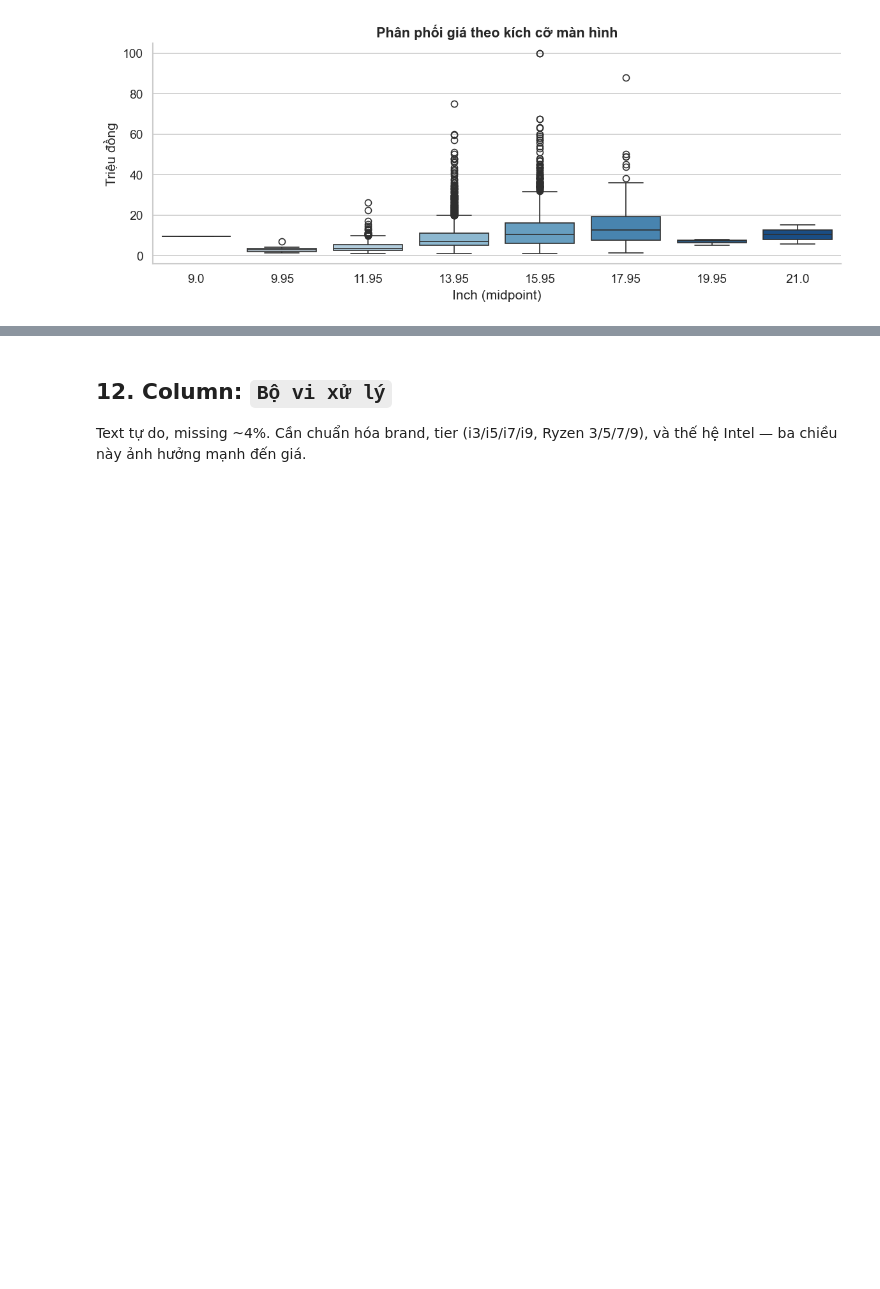
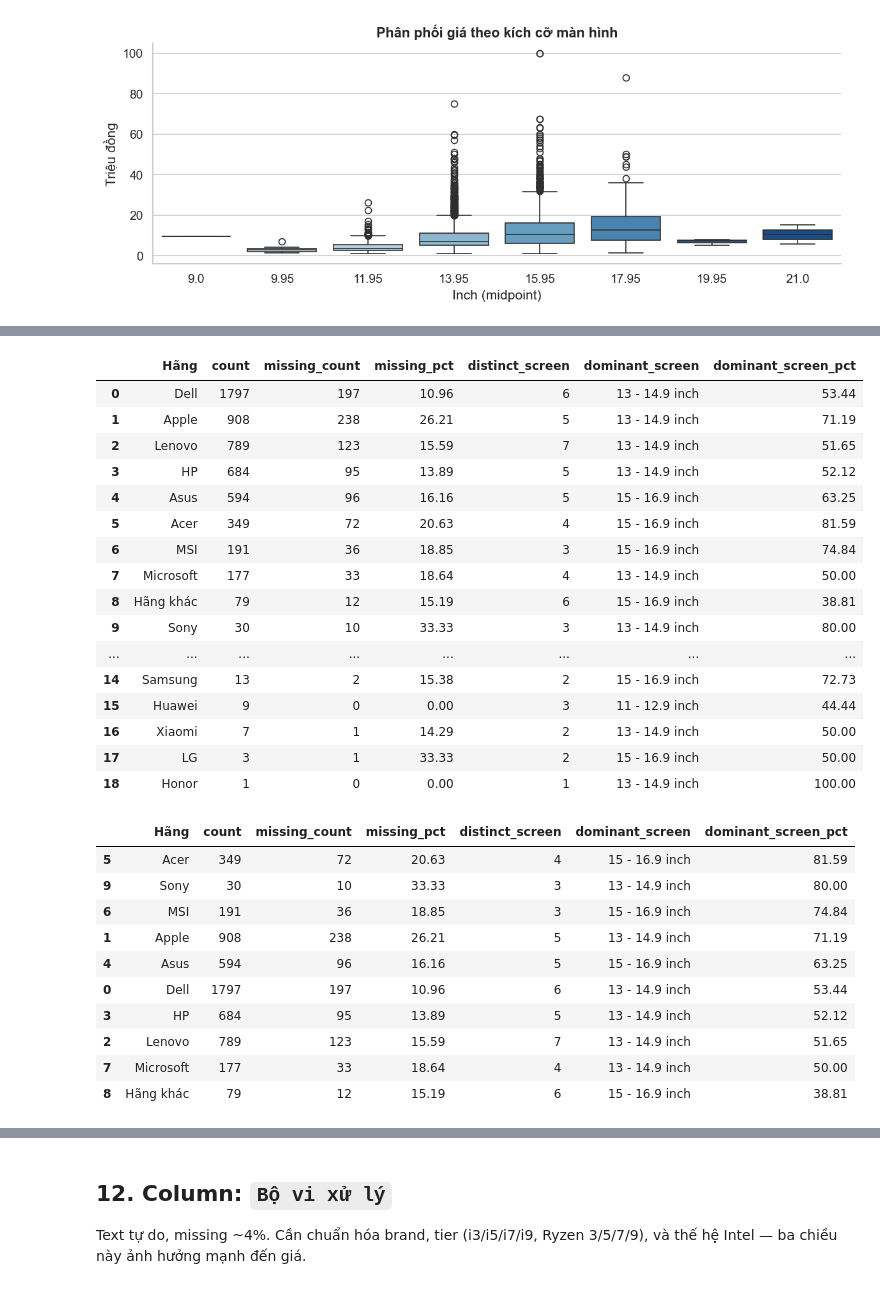
Before and after one commit to thisYui/Laptop-Price-Prediction, a Jupyter notebook: notebooks/data/01a_chotot_inspection.ipynb, the cells around one changed output, grey strips where cells are left out. Cells and saved outputs as stored; diff of their text form; code cells hidden in the pictures; blank space fills up the shorter version.

```diff
--- a/notebooks/data/01a_chotot_inspection.ipynb
+++ b/notebooks/data/01a_chotot_inspection.ipynb
@@ -2933,0 +3148,68 @@ df.drop(columns='screen_mid', inplace=True, errors='ignore')
+# %%
+# ── Dominant screen size theo Hãng: hỗ trợ imputation ─────────────────────────
+
+def mode_or_nan(s):
+    s = s.dropna()
+    if s.empty:
+        return np.nan
+    return s.mode().iloc[0]
+
+
+def dominant_pct(s):
+    s = s.dropna()
+    if s.empty:
+        return np.nan
+    return round(s.value_counts(normalize=True).iloc[0] * 100, 2)
+
+
+brand_screen_summary = (
+    screen_df
+    .groupby("Hãng")
+    .agg(
+        count=("title", "count"),
+        missing_count=("Kích cỡ màn hình", lambda s: s.isna().sum()),
+        missing_pct=("Kích cỡ màn hình", lambda s: round(s.isna().mean() * 100, 2)),
+        distinct_screen=("Kích cỡ màn hình", "nunique"),
+        dominant_screen=("Kích cỡ màn hình", mode_or_nan),
+        dominant_screen_pct=("Kích cỡ màn hình", dominant_pct)
+    )
+    .sort_values(["count", "missing_pct"], ascending=[False, False])
+    .reset_index()
+)
+
+display(brand_screen_summary)
+
+display(
+    brand_screen_summary[
+        brand_screen_summary["count"] >= 30
+    ].sort_values("dominant_screen_pct", ascending=False)
+)
+# %% [output]
+|  | Hãng | count | missing_count | missing_pct | distinct_screen | dominant_screen | dominant_screen_pct |
+| 0 | Dell | 1797 | 197 | 10.96 | 6 | 13 - 14.9 inch | 53.44 |
+| 1 | Apple | 908 | 238 | 26.21 | 5 | 13 - 14.9 inch | 71.19 |
+| 2 | Lenovo | 789 | 123 | 15.59 | 7 | 13 - 14.9 inch | 51.65 |
+| 3 | HP | 684 | 95 | 13.89 | 5 | 13 - 14.9 inch | 52.12 |
+| 4 | Asus | 594 | 96 | 16.16 | 5 | 15 - 16.9 inch | 63.25 |
+| 5 | Acer | 349 | 72 | 20.63 | 4 | 15 - 16.9 inch | 81.59 |
+| 6 | MSI | 191 | 36 | 18.85 | 3 | 15 - 16.9 inch | 74.84 |
+| 7 | Microsoft | 177 | 33 | 18.64 | 4 | 13 - 14.9 inch | 50.00 |
+| 8 | Hãng khác | 79 | 12 | 15.19 | 6 | 15 - 16.9 inch | 38.81 |
+| 9 | Sony | 30 | 10 | 33.33 | 3 | 13 - 14.9 inch | 80.00 |
+| ... | ... | ... | ... | ... | ... | ... | ... |
+| 14 | Samsung | 13 | 2 | 15.38 | 2 | 15 - 16.9 inch | 72.73 |
+| 15 | Huawei | 9 | 0 | 0.00 | 3 | 11 - 12.9 inch | 44.44 |
+| 16 | Xiaomi | 7 | 1 | 14.29 | 2 | 13 - 14.9 inch | 50.00 |
+| 17 | LG | 3 | 1 | 33.33 | 2 | 15 - 16.9 inch | 50.00 |
+| 18 | Honor | 1 | 0 | 0.00 | 1 | 13 - 14.9 inch | 100.00 |
+|  | Hãng | count | missing_count | missing_pct | distinct_screen | dominant_screen | dominant_screen_pct |
+| 5 | Acer | 349 | 72 | 20.63 | 4 | 15 - 16.9 inch | 81.59 |
+| 9 | Sony | 30 | 10 | 33.33 | 3 | 13 - 14.9 inch | 80.00 |
+| 6 | MSI | 191 | 36 | 18.85 | 3 | 15 - 16.9 inch | 74.84 |
+| 1 | Apple | 908 | 238 | 26.21 | 5 | 13 - 14.9 inch | 71.19 |
+| 4 | Asus | 594 | 96 | 16.16 | 5 | 15 - 16.9 inch | 63.25 |
+| 0 | Dell | 1797 | 197 | 10.96 | 6 | 13 - 14.9 inch | 53.44 |
+| 3 | HP | 684 | 95 | 13.89 | 5 | 13 - 14.9 inch | 52.12 |
+| 2 | Lenovo | 789 | 123 | 15.59 | 7 | 13 - 14.9 inch | 51.65 |
+| 7 | Microsoft | 177 | 33 | 18.64 | 4 | 13 - 14.9 inch | 50.00 |
+| 8 | Hãng khác | 79 | 12 | 15.19 | 6 | 15 - 16.9 inch | 38.81 |
```
Also changed, not shown: parts of 38 cells of this notebook.
